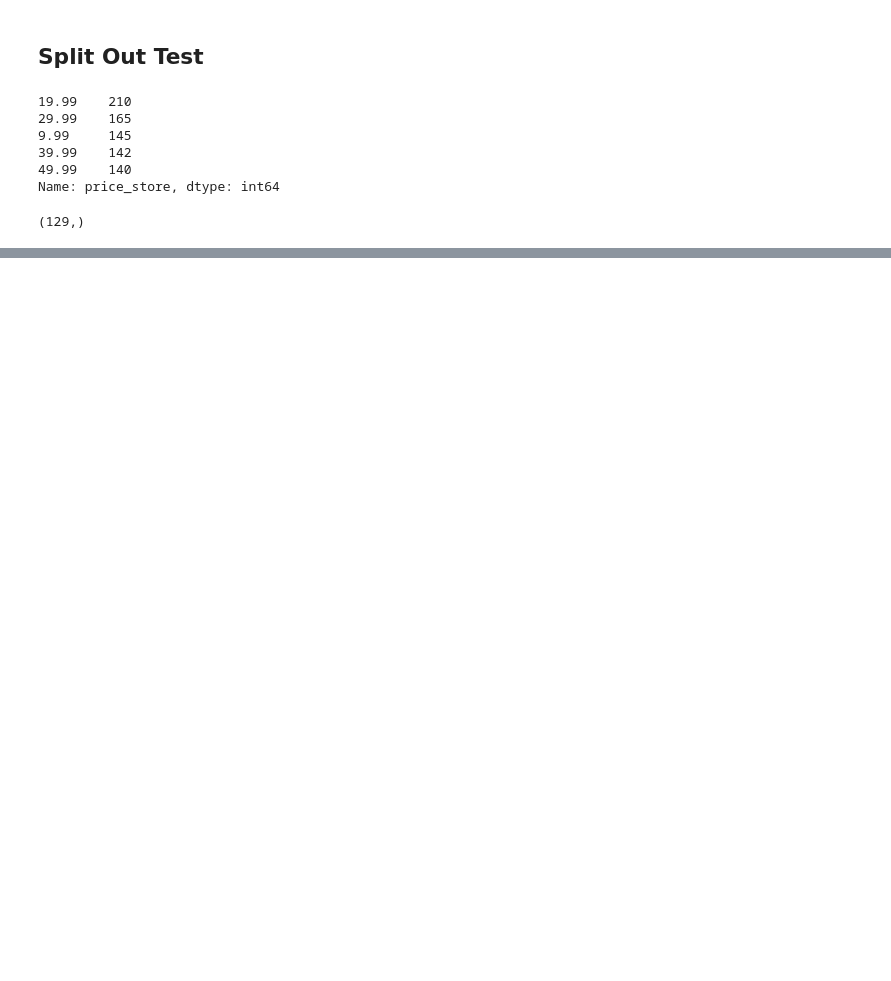
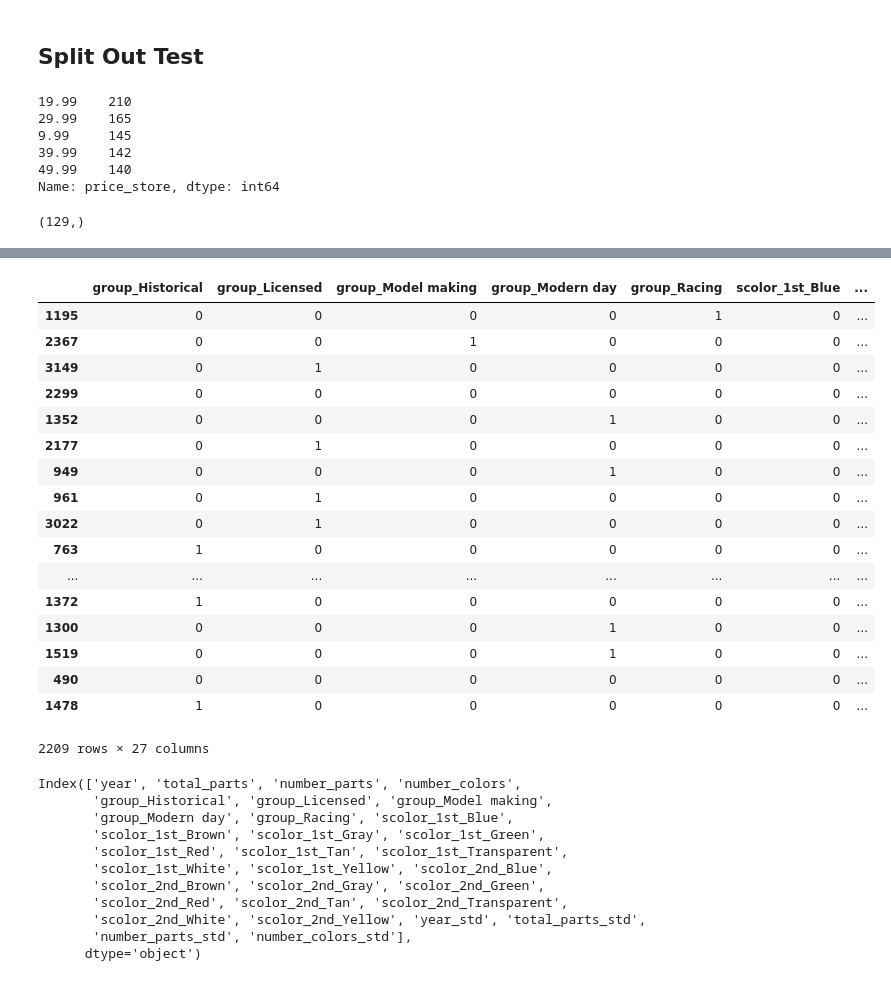
Before and after one commit to PhilBusko/RegressionProject, a Jupyter notebook: 400_analysis_store_price.ipynb, the cells around one changed output, grey strips where cells are left out. Saved outputs shown, nothing was run; the diff lists cells and outputs as text; code cells hidden in the pictures; blank space fills up the shorter version.

```diff
--- a/400_analysis_store_price.ipynb
+++ b/400_analysis_store_price.ipynb
@@ -107,0 +172,35 @@ y_test.shape
+# %%
+# remove the non-standard columns
+
+y_train.drop(columns=['year', 'total_parts', 'number_parts', 'number_colors'])
+y_train.columns
+# %% [output]
+|  | group_Historical | group_Licensed | group_Model making | group_Modern day | group_Racing | scolor_1st_Blue | ... |
+| 1195 | 0 | 0 | 0 | 0 | 1 | 0 | ... |
+| 2367 | 0 | 0 | 1 | 0 | 0 | 0 | ... |
+| 3149 | 0 | 1 | 0 | 0 | 0 | 0 | ... |
+| 2299 | 0 | 0 | 0 | 0 | 0 | 0 | ... |
+| 1352 | 0 | 0 | 0 | 1 | 0 | 0 | ... |
+| 2177 | 0 | 1 | 0 | 0 | 0 | 0 | ... |
+| 949 | 0 | 0 | 0 | 1 | 0 | 0 | ... |
+| 961 | 0 | 1 | 0 | 0 | 0 | 0 | ... |
+| 3022 | 0 | 1 | 0 | 0 | 0 | 0 | ... |
+| 763 | 1 | 0 | 0 | 0 | 0 | 0 | ... |
+| ... | ... | ... | ... | ... | ... | ... | ... |
+| 1372 | 1 | 0 | 0 | 0 | 0 | 0 | ... |
+| 1300 | 0 | 0 | 0 | 1 | 0 | 0 | ... |
+| 1519 | 0 | 0 | 0 | 1 | 0 | 0 | ... |
+| 490 | 0 | 0 | 0 | 0 | 0 | 0 | ... |
+| 1478 | 1 | 0 | 0 | 0 | 0 | 0 | ... |
+2209 rows × 27 columns
+Index(['year', 'total_parts', 'number_parts', 'number_colors',
+       'group_Historical', 'group_Licensed', 'group_Model making',
+       'group_Modern day', 'group_Racing', 'scolor_1st_Blue',
+       'scolor_1st_Brown', 'scolor_1st_Gray', 'scolor_1st_Green',
+       'scolor_1st_Red', 'scolor_1st_Tan', 'scolor_1st_Transparent',
+       'scolor_1st_White', 'scolor_1st_Yellow', 'scolor_2nd_Blue',
+       'scolor_2nd_Brown', 'scolor_2nd_Gray', 'scolor_2nd_Green',
+       'scolor_2nd_Red', 'scolor_2nd_Tan', 'scolor_2nd_Transparent',
+       'scolor_2nd_White', 'scolor_2nd_Yellow', 'year_std', 'total_parts_std',
+       'number_parts_std', 'number_colors_std'],
+      dtype='object')
```
Also changed, not shown: parts of 11 cells of this notebook.
